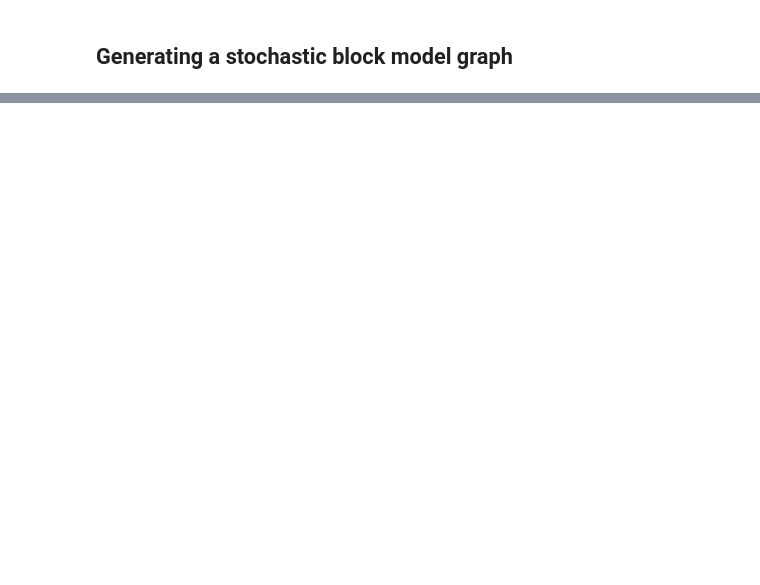
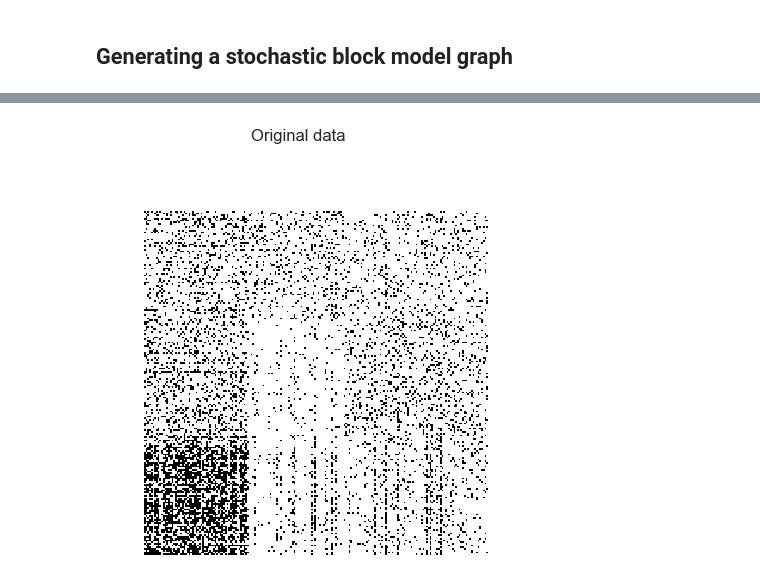
Before and after one commit to aleixalcacer/JA-BIAA-SBM, a Jupyter notebook: simulated_data.ipynb, the cells around one changed output, grey strips where cells are left out. Cells and saved outputs as stored; diff of their text form; code cells hidden in the pictures; blank space fills up the shorter version.

```diff
--- a/simulated_data.ipynb
+++ b/simulated_data.ipynb
@@ -84,0 +38,22 @@ plt.show()
+# %%
+shape = (200, 200)
+
+data, labels = make_archetypal_dataset(
+    archetypes,
+    shape,
+    alpha=.1,
+    generator=generator,
+    noise=0
+)
+
+data = np.clip(data, 0, 1)
+
+data = generator.binomial(1, data)  # binarize the data
+
+
+ax = heatmap(data)
+ax.set_title("Original data")
+
+plt.show()
+# %% [output]
+[figure, added]
```
Also changed, not shown: parts of 26 cells of this notebook, 37 other files.
